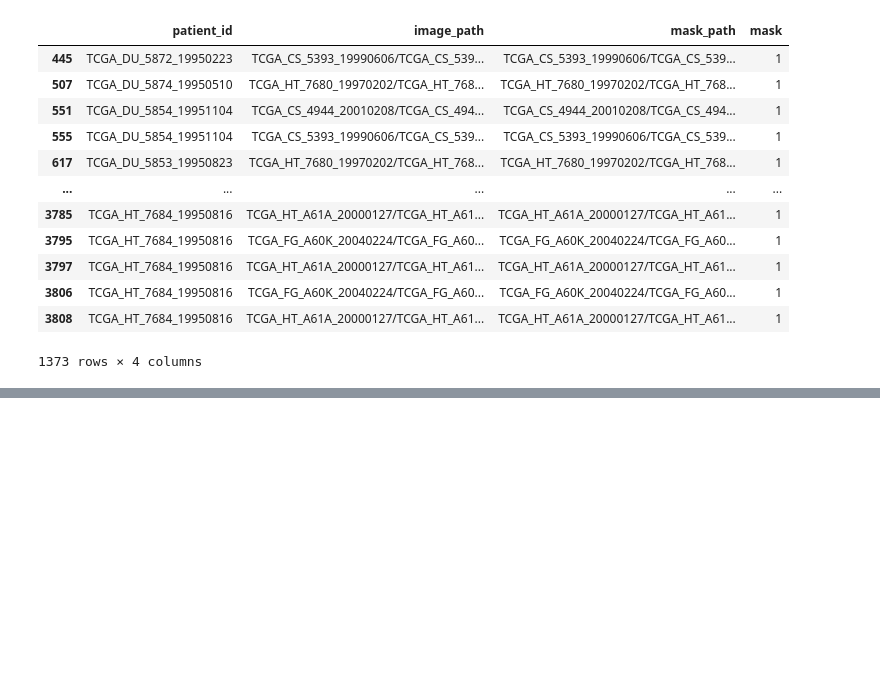
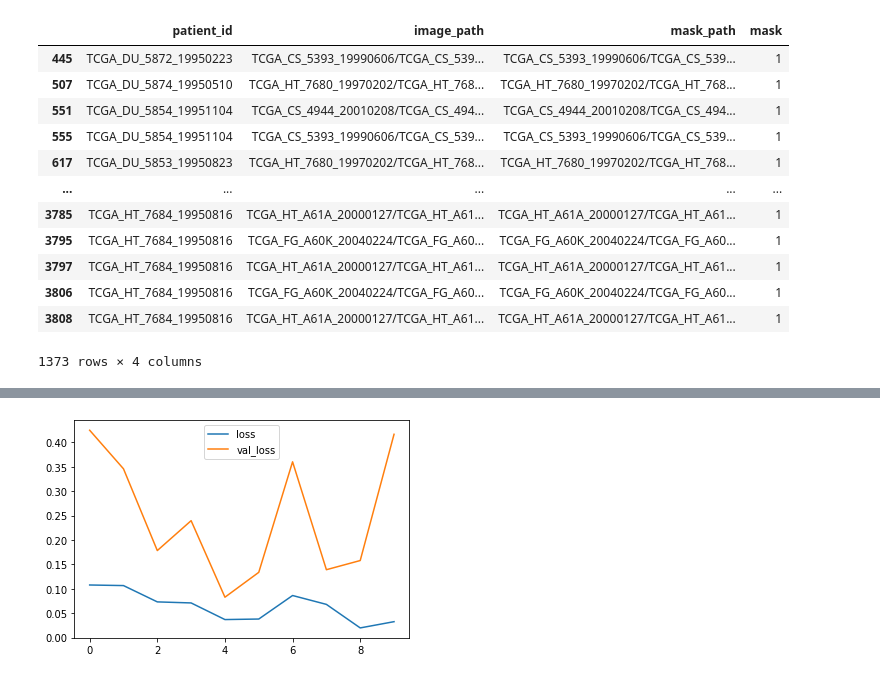
Before and after one commit to salma71/Projects_in_datascience, a Jupyter notebook: MRI_segmentation.ipynb, the cells around one changed output, grey strips where cells are left out. Cells and saved outputs as stored; diff of their text form; code cells hidden in the pictures; blank space fills up the shorter version.

Commit message:
train the classifier

```diff
--- a/MRI_segmentation.ipynb
+++ b/MRI_segmentation.ipynb
@@ -200,0 +301,31 @@ brain_df[brain_df['mask'] == 1]
+# %%
+# compile the model
+model.compile(
+    loss='categorical_crossentropy',
+    optimizer= 'adam',
+    metrics = ['accuracy'])
+# %%
+# use early stopping if the validation loss is not decressing even after certain epochs
+earlystopping = EarlyStopping(
+    monitor = 'val_loss',
+    mode = 'min',
+    verbose = 1,
+    patience = 20
+)
+
+# save the best model with the least validation loss
+checkpointer = ModelCheckpoint(
+    filepath = 'classifier-resnet-weight.hdf5',
+    verbose = 1,
+    save_best_only = True
+)
+# %%
+# fit the model
+history = model.fit(
+    train_generator,
+    steps_per_epoch = train_generator.n // 16,
+    epochs = 10,
+    validation_data = valid_generator,
+    validation_steps = valid_generator.n // 16,
+    callbacks = [checkpointer,earlystopping]
+)
@@ -200,0 +350,3 @@ brain_df[brain_df['mask'] == 1]
+# %%
+history_df = pd.DataFrame(history.history)
+history_df.head()
@@ -200,0 +360,4 @@ brain_df[brain_df['mask'] == 1]
+# %%
+history_df.loc[:, ['loss', 'val_loss']].plot();
+# %% [output]
+[figure, added]
```
Also changed, not shown: parts of 25 cells of this notebook.
